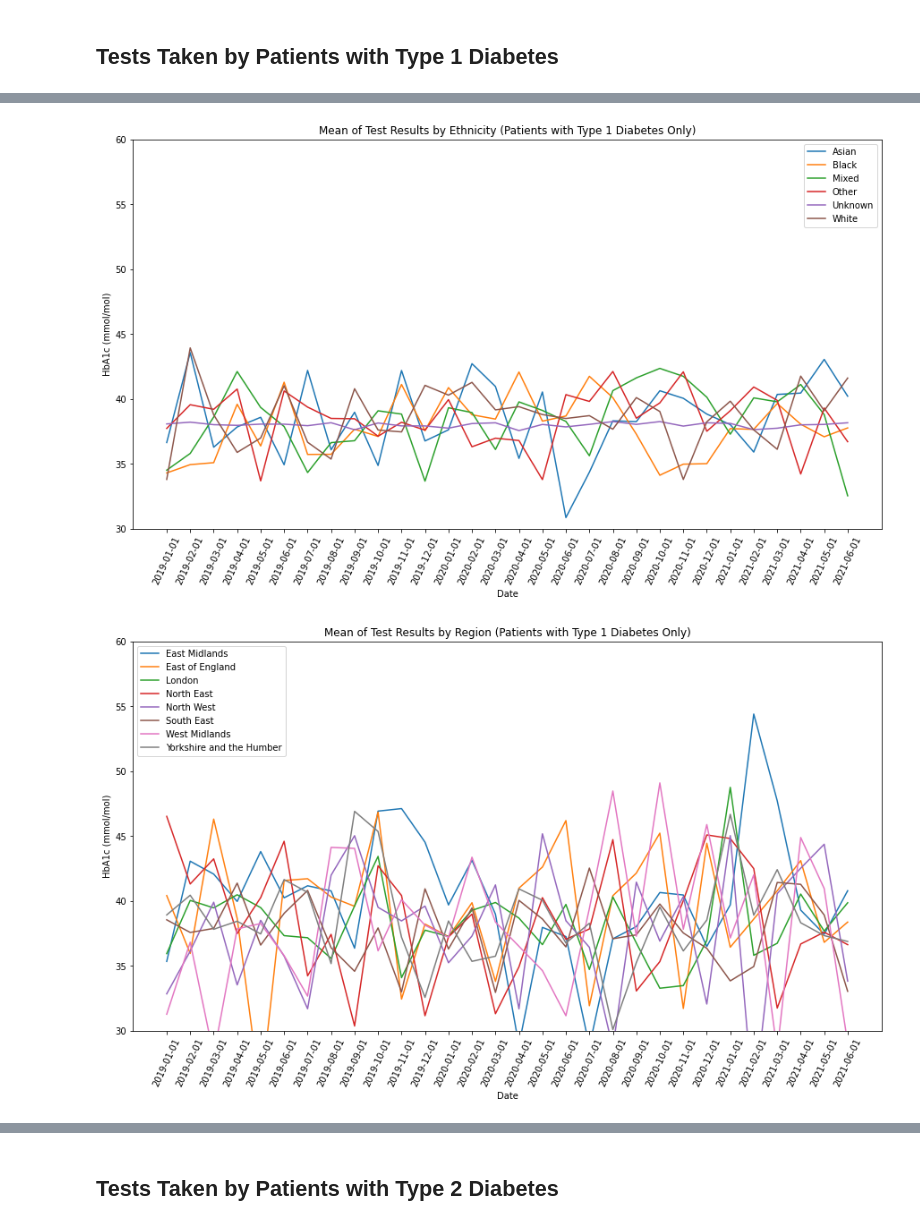
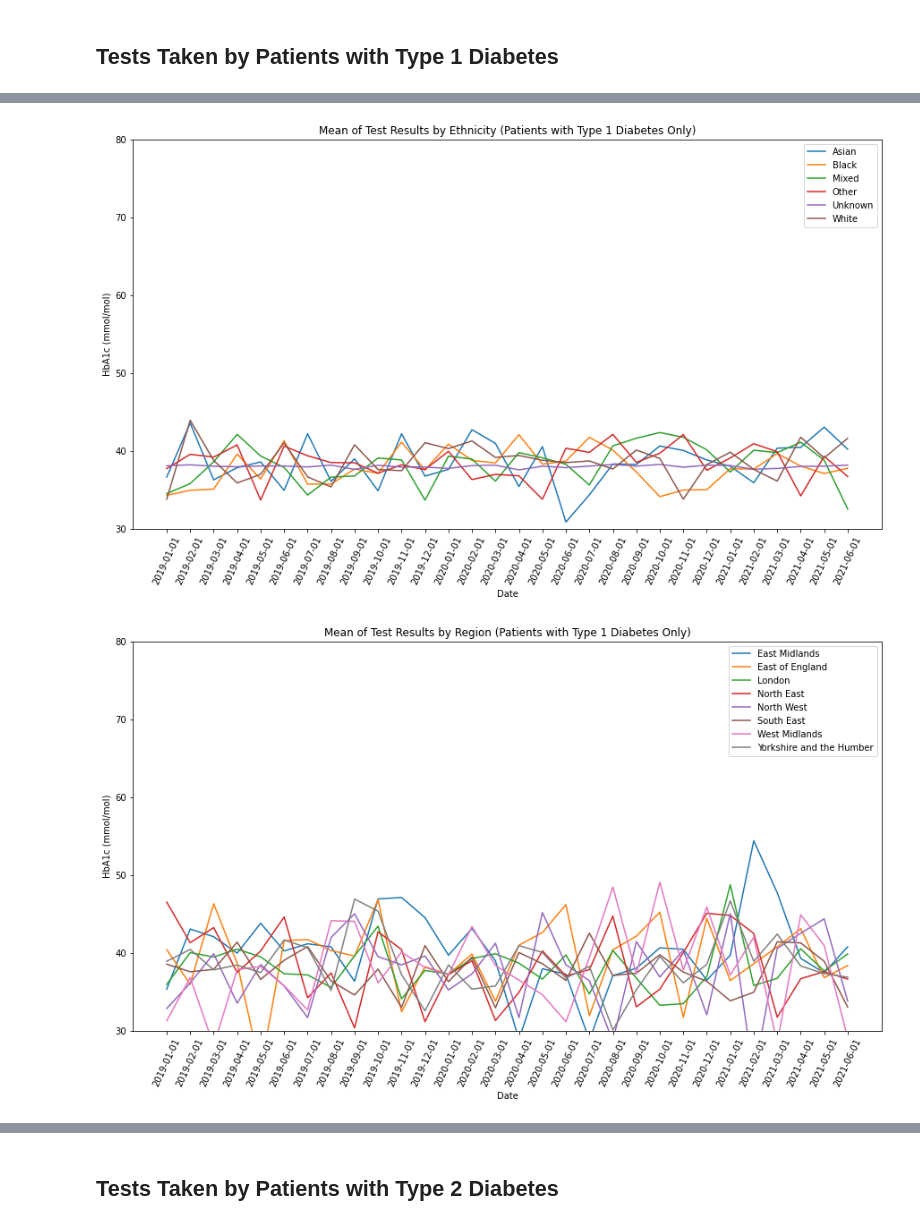
Before and after one commit to opensafely/HbA1c-levels, a Jupyter notebook: notebooks/hba1c_levels.ipynb, the cells around one changed output, grey strips where cells are left out. Saved outputs shown, nothing was run; the diff lists cells and outputs as text; code cells hidden in the pictures.

Commit message:
Revert "Update y-axes and display tables with precise numbers"
This reverts commit b20590b304fdcf439b066dcc6716ae98cec6b550.

```diff
--- a/notebooks/hba1c_levels.ipynb
+++ b/notebooks/hba1c_levels.ipynb
@@ -31,7 +31,7 @@ def compute_mean(df_in, group):
         df_in.groupby(by=['date',group])['hba1c_mmol_per_mol'].mean()
     ).reset_index().sort_values(by='date')
 
-def create_chart(df_in, group, title, min, max):
+def create_chart(df_in, group, title):
     """
     Outputs chart demonstrating trends in HbA1c levels by
     demographic group & month.
@@ -59,22 +59,11 @@ def create_chart(df_in, group, title, min, max):
     locs, labels = plt.xticks()
     plt.xlabel('Date')
     plt.ylabel('HbA1c (mmol/mol)')
-    plt.ylim(min,max)
+    plt.ylim(30,80)
     plt.title(title)
     plt.setp(labels, rotation=65)
     plt.show()
     print('\n')
-
-def df_wide(df_in, col):
-    """
-    Reformat dataframes from long to wide for table formatting
-
-    Args:
-        df_in (df): Input dataframe
-        group (str): Demographic group such as 'age_group',
-                     'sex', 'imd', 'region', and 'diabetes_type'
-    """
-    return df_in.pivot(index='date', columns=col, values='hba1c_mmol_per_mol')
 # %%
 # Read in input files
 li = []
@@ -368,40 +159,38 @@ display(df_mi_wide)
 # Population
 df_pop_t1 = pd.DataFrame(df_t1.groupby(by=['date'])['hba1c_mmol_per_mol'].mean()).reset_index()
 create_chart(df_pop_t1, 'population',
-             'Mean of Test Results (Patients with Type 1 Diabetes Only)', all_min, all_max)
+             'Mean of Test Results (Patients with Type 1 Diabetes Only)')
 
 # Age
 df_age_t1 = compute_mean(df_t1, 'age_group')
 create_chart(df_age_t1.loc[df_age_t1.age_group != 'missing'], 'age_group',
-             'Mean of Test Results by Age (Patients with Type 1 Diabetes Only)', all_min, all_max)
+             'Mean of Test Results by Age (Patients with Type 1 Diabetes Only)')
 
 # Sex
 df_sex_t1 = compute_mean(df_t1, 'sex')
 create_chart(df_sex_t1.loc[df_sex_t1.sex.isin(['F','M'])], 'sex',
-             'Mean of Test Results by Sex (Patients with Type 1 Diabetes Only)', all_min, all_max)
+             'Mean of Test Results by Sex (Patients with Type 1 Diabetes Only)')
 
 # Ethnicity
 df_eth_t1 = compute_mean(df_t1, 'ethnicity')
 create_chart(df_eth, 'ethnicity',
-             'Mean of Test Results by Ethnicity (Patients with Type 1 Diabetes Only)', all_min, all_max)
+             'Mean of Test Results by Ethnicity (Patients with Type 1 Diabetes Only)')
 
 # Region
 df_region_t1 = compute_mean(df_t1, 'region')
 create_chart(df_region_t1, 'region',
-             'Mean of Test Results by Region (Patients with Type 1 Diabetes Only)', all_min, all_max)
+             'Mean of Test Results by Region (Patients with Type 1 Diabetes Only)')
 
 # IMD
 df_imd_t1 = compute_mean(df_t1, 'imd')
 create_chart(df_imd_t1, 'imd',
-             'Mean of Test Results by IMD (Patients with Type 1 Diabetes Only)', all_min, all_max)
+             'Mean of Test Results by IMD (Patients with Type 1 Diabetes Only)')
 
 # Learning Disability
 df_ld_t1 = compute_mean(df_t1, 'learning_disability')
-create_chart(df_ld_t1, 'learning_disability', 'Mean of Test Results (Patients with Learning Disability and Type 1 Diabetes)',
-             all_min, all_max)
+create_chart(df_ld_t1, 'learning_disability', 'Mean of Test Results (Patients with Learning Disability and Type 1 Diabetes)')
 
 # Mental Illness
 df_mi_t1 = compute_mean(df_t1, 'mental_illness')
-create_chart(df_mi_t1, 'mental_illness', 'Mean of Test Results (Patients with Mental Illness and Type 1 Diabetes)',
-             all_min, all_max)
+create_chart(df_mi_t1, 'mental_illness', 'Mean of Test Results (Patients with Mental Illness and Type 1 Diabetes)')
 # %% [output]
@@ -411,2 +200,2 @@ create_chart(df_mi_t1, 'mental_illness', 'Mean of Test Results (Patients with Me
-[figure, old version]
+[figure, new version]
-[figure, old version]
+[figure, new version]
```
Also changed, not shown: parts of 8 cells of this notebook, 2 other files.
